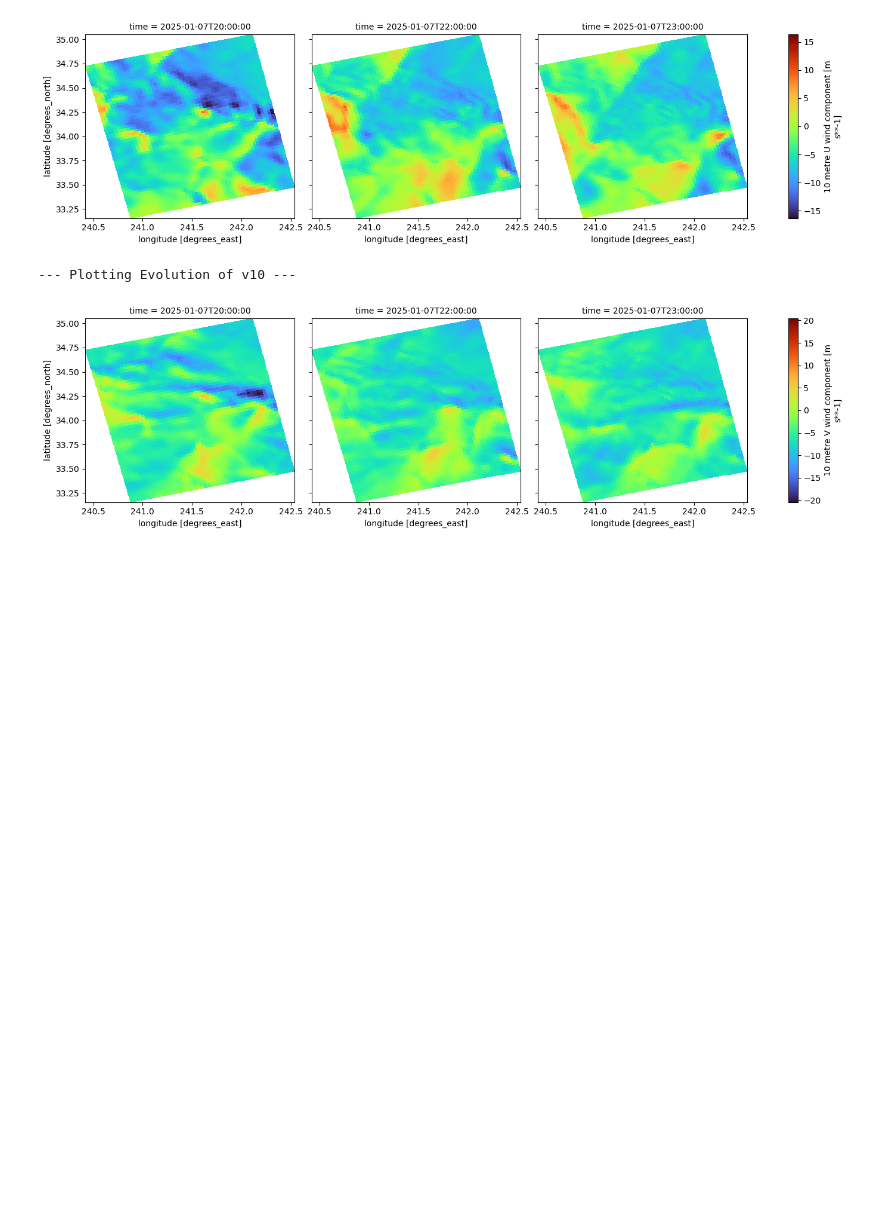
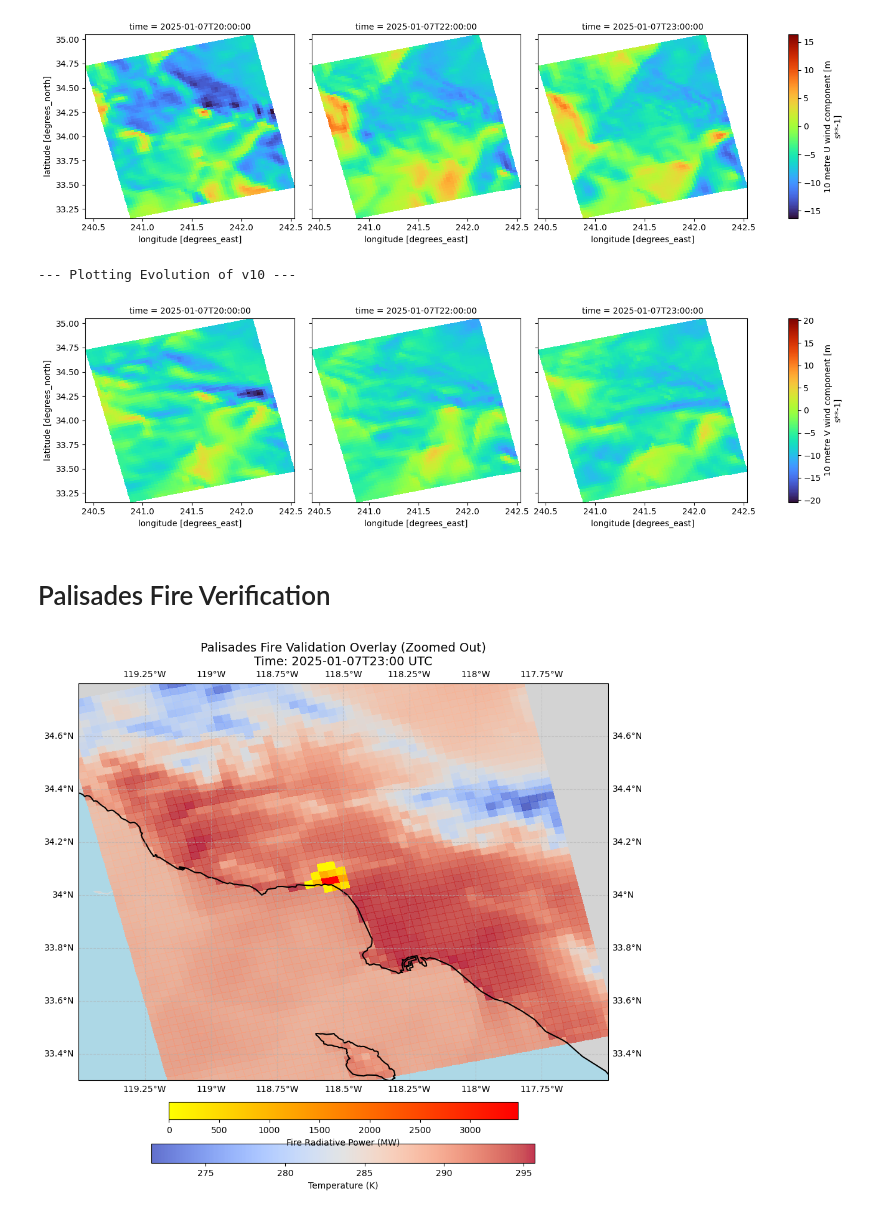
Before and after one commit to Chigiriq/labfetch, a Jupyter notebook: validationTest.ipynb, the cells around one changed output. Cells and saved outputs as stored; diff of their text form; code cells hidden in the pictures; blank space fills up the shorter version.

```diff
--- a/validationTest.ipynb
+++ b/validationTest.ipynb
@@ -140,3 +140,58 @@ for var in target_vars:
 [figure]
 --- Plotting Evolution of v10 ---
 [figure]
+# %% [markdown]
+# Palisades Fire Verification
+# %%
+import xarray as xr
+import matplotlib.pyplot as plt
+import cartopy.crs as ccrs
+import cartopy.feature as cfeature
+
+# 1. Load the dataset
+ds = xr.open_dataset('data/combined_final.nc')
+ds_t = ds.isel(time=4-1)
+
+# 2. Setup the Map Projection
+fig = plt.figure(figsize=(12, 10))
+ax = plt.axes(projection=ccrs.PlateCarree())
+
+# Add high-resolution map features for better context
+ax.add_feature(cfeature.LAND, facecolor='lightgray')
+ax.add_feature(cfeature.OCEAN, facecolor='lightblue')
+ax.add_feature(cfeature.COASTLINE, edgecolor='black', linewidth=1.5)
+ax.add_feature(cfeature.BORDERS, edgecolor='black', linewidth=1)
+ax.gridlines(draw_labels=True, linestyle='--', alpha=0.5)
+
+# 3. Plot HRRR Temperature (t2m)
+temp_plot = ax.pcolormesh(
+    ds_t.lon, ds_t.lat, ds_t.t2m,
+    transform=ccrs.PlateCarree(),
+    cmap='coolwarm',
+    alpha=0.8,
+    shading='auto'
+)
+
+# 4. Plot RAVE Fire (FRP) on top
+frp_masked = ds_t.rave_frp.where(ds_t.rave_frp > 0)
+fire_plot = ax.pcolormesh(
+    ds_t.lon, ds_t.lat, frp_masked,
+    transform=ccrs.PlateCarree(),
+    cmap='autumn_r',
+    vmin=0,
+    shading='auto'
+)
+
+# Add colorbars
+plt.colorbar(temp_plot, label='Temperature (K)', ax=ax, orientation='horizontal', pad=0.05, fraction=0.04)
+plt.colorbar(fire_plot, label='Fire Radiative Power (MW)', ax=ax, orientation='horizontal', pad=0.05, fraction=0.04)
+
+# --- THE FIX: ZOOM OUT ---
+# Instead of restricting the view to just your data, let's look at all of Southern California
+#[Longitude Min, Longitude Max, Latitude Min, Latitude Max]
+ax.set_extent([-119.5, -117.5, 33.3, 34.8])
+
+plt.title(f"Palisades Fire Validation Overlay (Zoomed Out)\nTime: {str(ds_t.time.values)[:16]} UTC", fontsize=14)
+plt.show()
+# %% [output]
+[figure, added]
```
Also changed, not shown: parts of 1 cell of this notebook, 5 other files.
